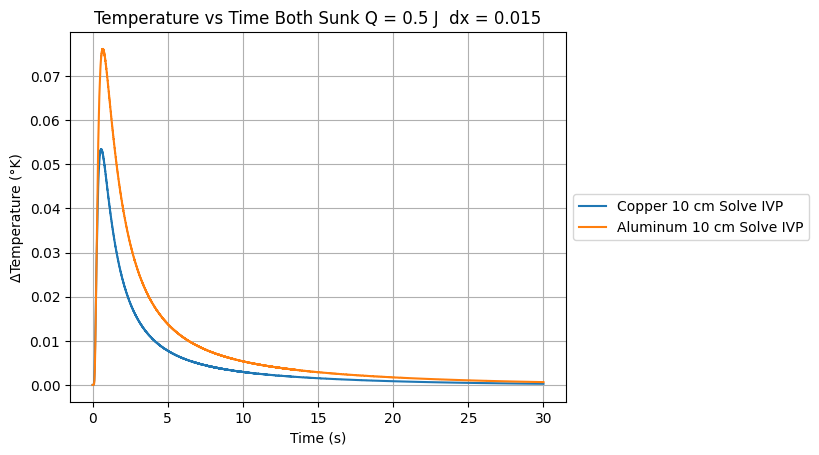
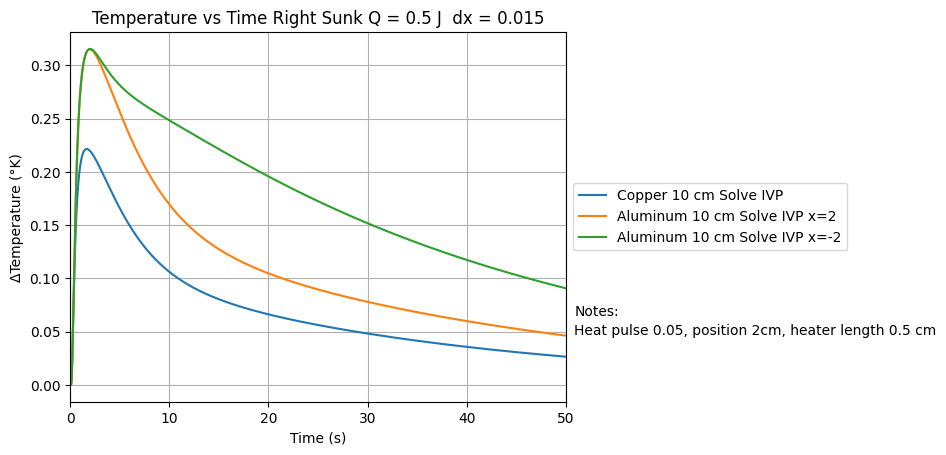
Code edit (unified diff) that turned the first committed figure into the second:
--- before
+++ after
@@ -44,5 +44,6 @@
 # Solve IVP Method
 # Copper
-plt.plot(solve_ivp_solution_Cu.t,solve_ivp_solution_Cu.y[int((atX/dx)-(d)/dx)],label = 'Copper 10 cm Solve IVP')
+plt.plot(solve_ivp_solution_Cu_10.t,solve_ivp_solution_Cu_10.y[int((atX2/dx)-(d)/dx)],label = 'Copper 10 cm Solve IVP')
+#plt.plot(solve_ivp_solution_Cu_20.t,solve_ivp_solution_Cu_20.y[int((atX/dx)-(d)/dx)],label = 'Copper 20 cm Solve IVP')
 
 # Gold
@@ -50,5 +51,6 @@
 
 # Aluminum
-plt.plot(solve_ivp_solution_Al.t,solve_ivp_solution_Al.y[int((atX/dx)-(d)/dx)],label = 'Aluminum 10 cm Solve IVP')
+plt.plot(solve_ivp_solution_Al.t,solve_ivp_solution_Al.y[int((atX2/dx)-(d)/dx)],label = 'Aluminum 10 cm Solve IVP x=2')
+plt.plot(solve_ivp_solution_Al.t,solve_ivp_solution_Al.y[int((atX2/dx)-(d2)/dx)],label = 'Aluminum 10 cm Solve IVP x=-2')
 
 # Silver
@@ -58,5 +60,5 @@
 #plt.plot(solve_ivp_solution_SS_20.t,solve_ivp_solution_SS_20.y[int((atX/dx)-(d)/dx)],label = 'Stainless Steel 20 cm Solve IVP '+ "heat pulse "+str(att))
 
-#plt.plot(solve_ivp_solution_SS_10.t,solve_ivp_solution_SS_10.y[int((atX2/dx)-(d)/dx)],label = 'Stainless Steel 10 cm Solve IVP '+ "heat pulse "+str(att)+" position "+str(d)+" heater length "+str(heaterLen2))
+#plt.plot(solve_ivp_solution_SS_10.t,solve_ivp_solution_SS_10.y[int((atX2/dx)-(d)/dx)],label = 'Stainless Steel 10 cm Solve IVP')
 #plt.plot(solve_ivp_solution_SS_10.t,solve_ivp_solution_SS_10.y[int((atX2/dx)-(d2)/dx)],label = 'Stainless Steel 10 cm Solve IVP '+ "heat pulse "+str(att)+" position "+str(d2)+" heater length "+str(heaterLen2))
 
@@ -65,10 +67,11 @@
 #plt.plot(solve_ivp_solution_SS_10_longerpulse.t,solve_ivp_solution_SS_10_longerpulse.y[int((atX2/dx)-(d)/dx)],label = 'Stainless Steel 10 cm Solve IVP '+ "heat pulse "+str(att2))
 
-
-#plt.xlim(3000,4000)
+plt.figtext(0.913, 0.29, "Notes:")
+plt.figtext(0.913, 0.25, "Heat pulse "+str(att)+", position "+str(d)+"cm, heater length "+str(heaterLen2)+ " cm")
+plt.xlim(0,50)
 #plt.ylim(0,0.0002)
 plt.legend(loc='center left', bbox_to_anchor=(1, 0.5))
 plt.xlabel("Time (s)")
 plt.ylabel("ΔTemperature (°K)")
-plt.title("Temperature vs Time Both Sunk Q = "+str(Q)+" J " + " dx = "+str(dx))
+plt.title("Temperature vs Time Right Sunk Q = "+str(Q)+" J " + " dx = "+str(dx))
 plt.grid()

Commit: Modeled Copper vs Aluminum 10cm one side sunk